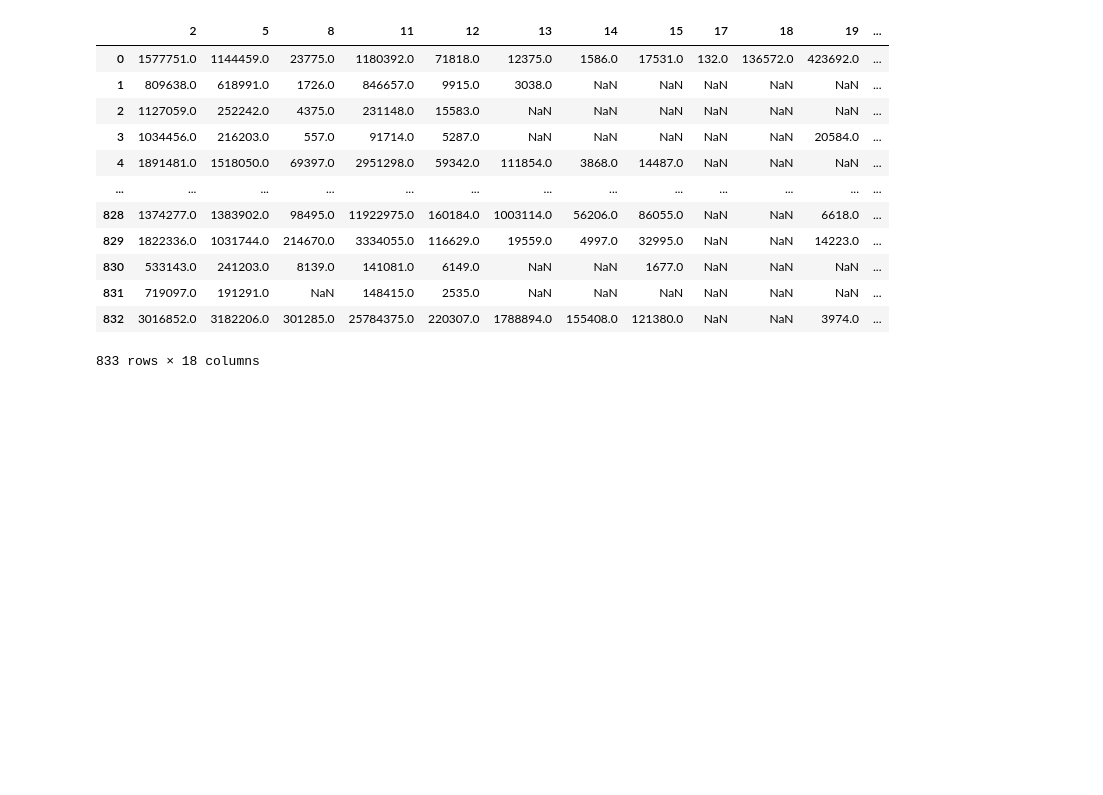
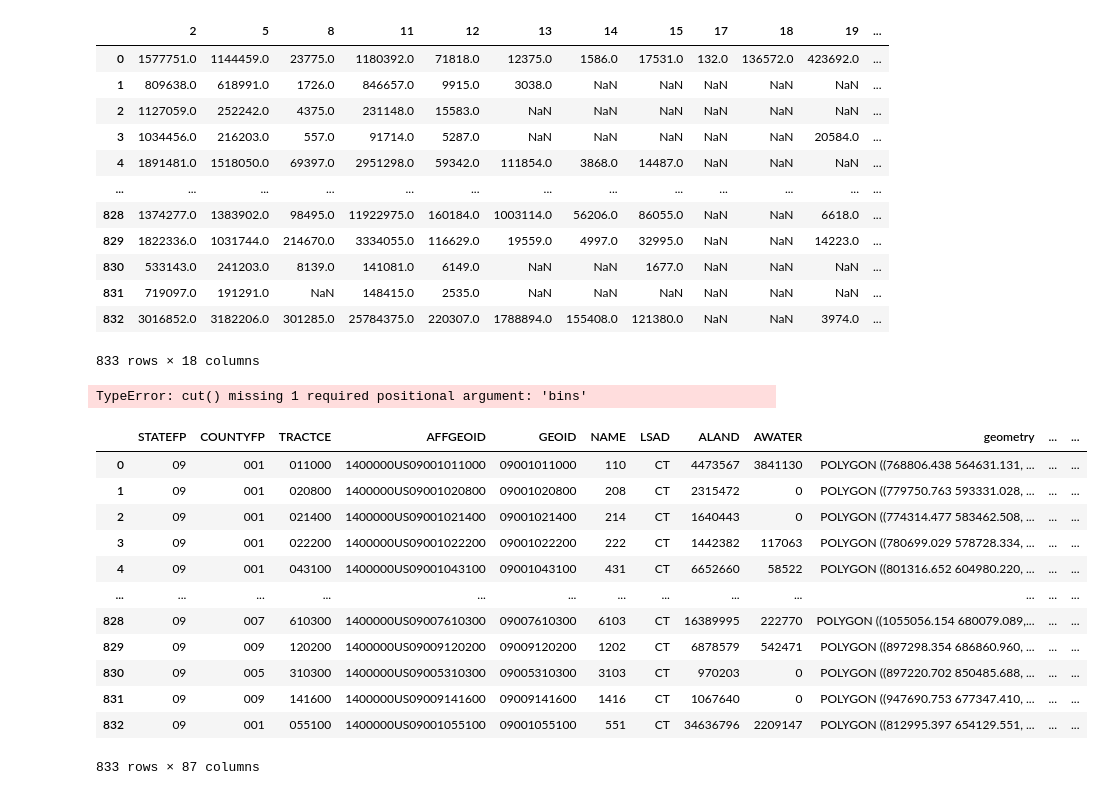
Before and after one commit to Liam-W-Smith/csci-0451-final-project, a Jupyter notebook: code/final_project.ipynb, the cells around one changed output. Drawn from its saved outputs; the diff is of its cells as text; code cells hidden in the pictures; blank space fills up the shorter version.

```diff
--- a/code/final_project.ipynb
+++ b/code/final_project.ipynb
@@ -156,3 +168,24 @@ df_categorical
 | 831 | 719097.0 | 191291.0 | NaN | 148415.0 | 2535.0 | NaN | NaN | NaN | NaN | NaN | NaN | ... |
 | 832 | 3016852.0 | 3182206.0 | 301285.0 | 25784375.0 | 220307.0 | 1788894.0 | 155408.0 | 121380.0 | NaN | NaN | 3974.0 | ... |
 833 rows × 18 columns
+# %%
+df_categorical['max_type'] = pd.cut(df_categorical.idxmax(axis=1))
+# %% [output]
+TypeError: cut() missing 1 required positional argument: 'bins'
+# %%
+combined_df = pd.concat([tracts, df_categorical], axis=1)
+combined_df
+# %% [output]
+|  | STATEFP | COUNTYFP | TRACTCE | AFFGEOID | GEOID | NAME | LSAD | ALAND | AWATER | geometry | ... | ... |
+| 0 | 09 | 001 | 011000 | 1400000US09001011000 | 09001011000 | 110 | CT | 4473567 | 3841130 | POLYGON ((768806.438 564631.131, ... | ... | ... |
+| 1 | 09 | 001 | 020800 | 1400000US09001020800 | 09001020800 | 208 | CT | 2315472 | 0 | POLYGON ((779750.763 593331.028, ... | ... | ... |
+| 2 | 09 | 001 | 021400 | 1400000US09001021400 | 09001021400 | 214 | CT | 1640443 | 0 | POLYGON ((774314.477 583462.508, ... | ... | ... |
+| 3 | 09 | 001 | 022200 | 1400000US09001022200 | 09001022200 | 222 | CT | 1442382 | 117063 | POLYGON ((780699.029 578728.334, ... | ... | ... |
+| 4 | 09 | 001 | 043100 | 1400000US09001043100 | 09001043100 | 431 | CT | 6652660 | 58522 | POLYGON ((801316.652 604980.220, ... | ... | ... |
+| ... | ... | ... | ... | ... | ... | ... | ... | ... | ... | ... | ... | ... |
+| 828 | 09 | 007 | 610300 | 1400000US09007610300 | 09007610300 | 6103 | CT | 16389995 | 222770 | POLYGON ((1055056.154 680079.089,... | ... | ... |
+| 829 | 09 | 009 | 120200 | 1400000US09009120200 | 09009120200 | 1202 | CT | 6878579 | 542471 | POLYGON ((897298.354 686860.960, ... | ... | ... |
+| 830 | 09 | 005 | 310300 | 1400000US09005310300 | 09005310300 | 3103 | CT | 970203 | 0 | POLYGON ((897220.702 850485.688, ... | ... | ... |
+| 831 | 09 | 009 | 141600 | 1400000US09009141600 | 09009141600 | 1416 | CT | 1067640 | 0 | POLYGON ((947690.753 677347.410, ... | ... | ... |
+| 832 | 09 | 001 | 055100 | 1400000US09001055100 | 09001055100 | 551 | CT | 34636796 | 2209147 | POLYGON ((812995.397 654129.551, ... | ... | ... |
+833 rows × 87 columns
```
Also changed, not shown: parts of 6 cells of this notebook, 1 other file.
